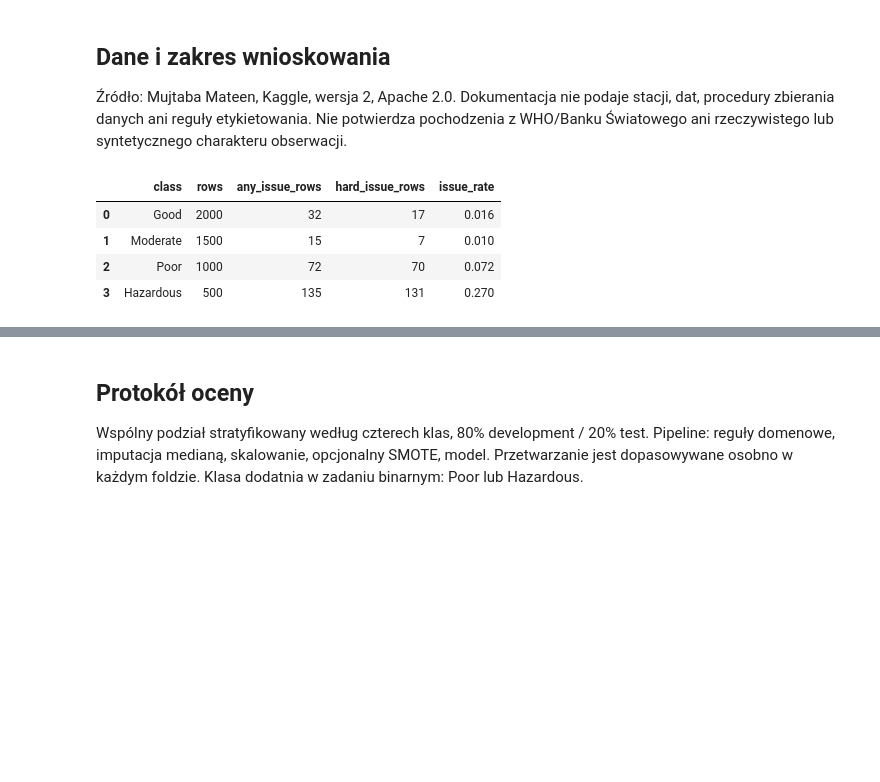
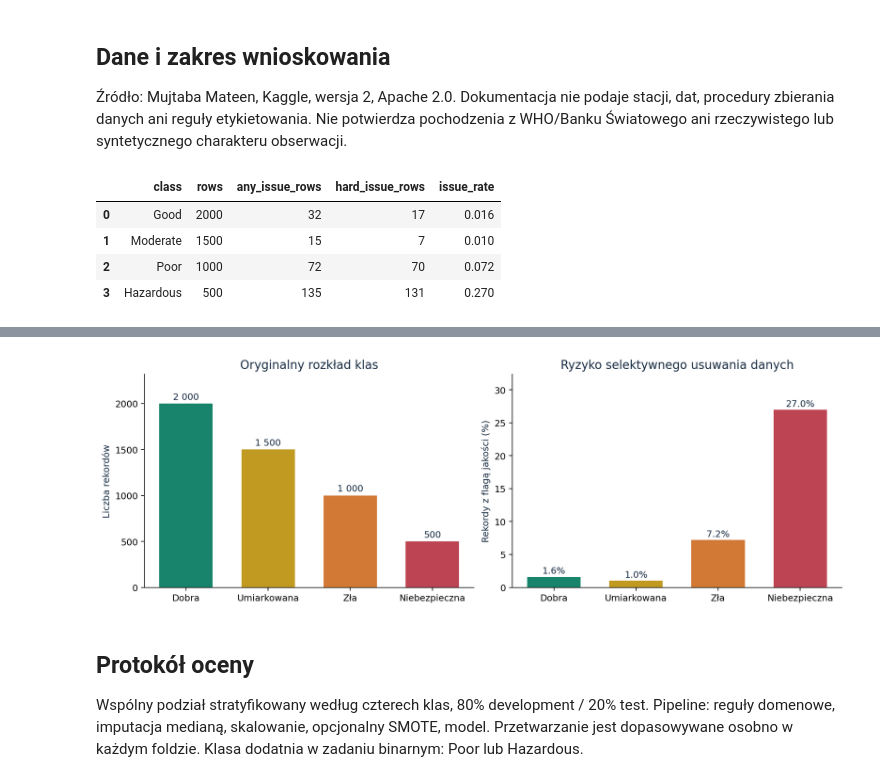
Before and after one commit to Benvenuteo/ml_classification, a Jupyter notebook: notebooks/air_quality_study.ipynb, the cells around one changed output, grey strips where cells are left out. Saved outputs shown, nothing was run; the diff lists cells and outputs as text; code cells hidden in the pictures; blank space fills up the shorter version.

```diff
--- a/notebooks/air_quality_study.ipynb
+++ b/notebooks/air_quality_study.ipynb
@@ -8,15 +10,21 @@ Pełne przeliczenie: `python -m air_quality run --config configs/study.json`. Ni
 import json
 from pathlib import Path
 import pandas as pd
-from IPython.display import SVG, display
+from IPython.display import Image, display
 from air_quality.data import load_dataset, audit_dataset
 
 ROOT = next(path for path in (Path.cwd(), *Path.cwd().parents) if (path / 'pyproject.toml').exists())
 OUTPUT = ROOT / 'reports'
 data = load_dataset(ROOT / 'data/raw/pollution_dataset.csv')
 audit = audit_dataset(data)
-manifest = json.loads((OUTPUT / 'run_manifest.json').read_text())
+manifest = json.loads((OUTPUT / 'run_manifest.json').read_text(encoding='utf-8'))
 assert manifest['evaluation_status'] == 'completed'
+
+def show_figure(name: str) -> None:
+    """Embed a PNG with fixed typography and a readable notebook width."""
+    display(Image(filename=str(OUTPUT / 'figures' / f'{name}.png'),
+                  embed=True, width=1000))
+
 display(data.head())
 # %% [output]
 |  | Temperature | Humidity | PM2.5 | PM10 | NO2 | SO2 | CO | Proximity_to_Industrial_Areas | ... |
@@ -31,7 +39,7 @@ display(data.head())
 Źródło: Mujtaba Mateen, Kaggle, wersja 2, Apache 2.0. Dokumentacja nie podaje stacji, dat, procedury zbierania danych ani reguły etykietowania. Nie potwierdza pochodzenia z WHO/Banku Światowego ani rzeczywistego lub syntetycznego charakteru obserwacji.
 # %%
 display(pd.DataFrame(audit['issues_by_class']))
-display(SVG(filename=str(OUTPUT / 'figures/data_quality.svg')))
+show_figure('data_quality')
 # %% [output]
 |  | class | rows | any_issue_rows | hard_issue_rows | issue_rate |
 | 0 | Good | 2000 | 32 | 17 | 0.016 |
@@ -42,3 +49,4 @@ display(SVG(filename=str(OUTPUT / 'figures/data_quality.svg')))
+[figure, added]
 # %% [markdown]
 ## Protokół oceny
 
```
Also changed, not shown: parts of 8 cells of this notebook, 28 other files.
